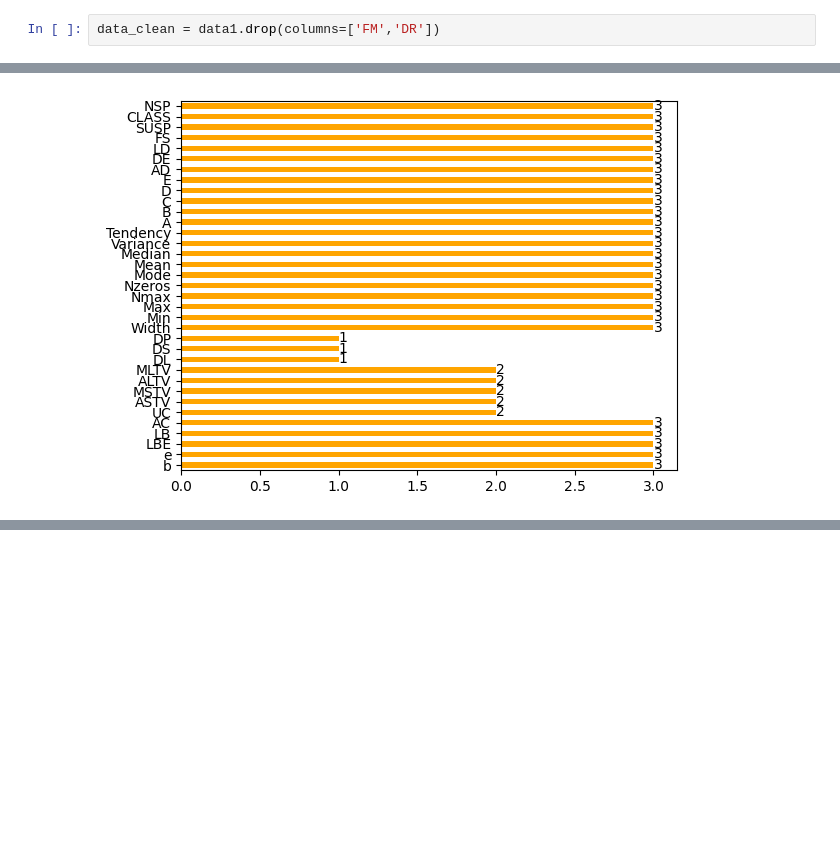
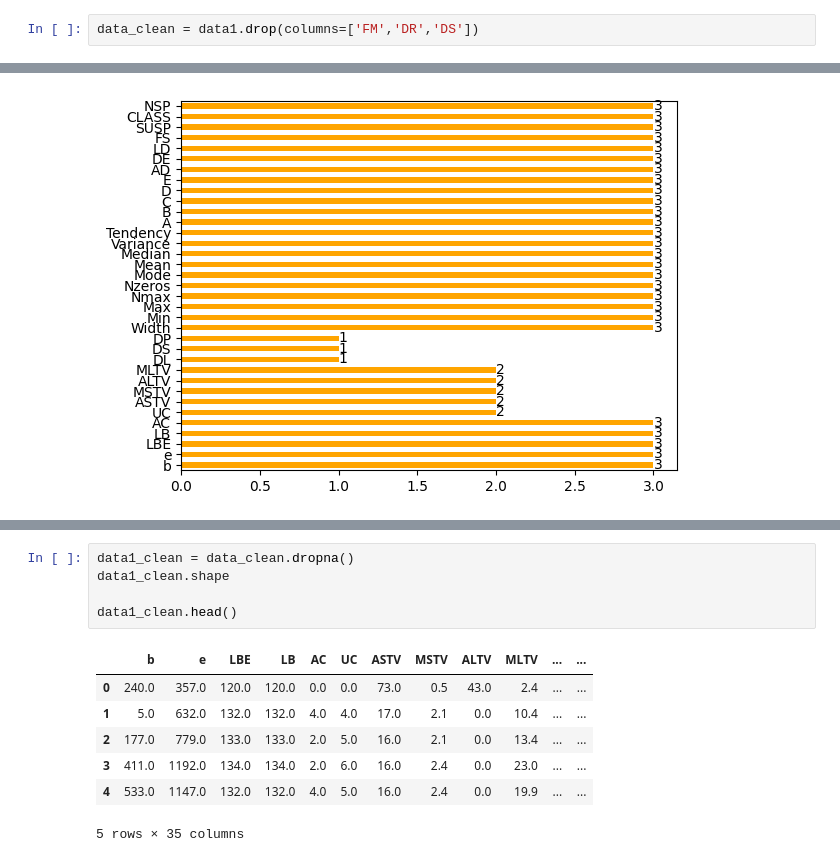
Before and after one commit to gomontalvo/UNIR-AA-Actividad3, a Jupyter notebook: UNIR_AA_Act3_1032g.ipynb, the cells around one changed output, grey strips where cells are left out. Saved outputs shown, nothing was run; the diff lists cells and outputs as text; blank space fills up the shorter version.

```diff
--- a/UNIR_AA_Act3_1032g.ipynb
+++ b/UNIR_AA_Act3_1032g.ipynb
@@ -237,5 +237,5 @@ Se verifica que
 # %%
-data_clean = data1.drop(columns=['FM','DR'])
+data_clean = data1.drop(columns=['FM','DR','DS'])
 # %% [markdown]
 #### ANALISIS DE VALORES NULOS
 # %%
@@ -281,0 +279,13 @@ Despues de analizar estos graficos podemos indicar>
+# %%
+data1_clean = data_clean.dropna()
+data1_clean.shape
+
+data1_clean.head()
+# %% [output]
+|  | b | e | LBE | LB | AC | UC | ASTV | MSTV | ALTV | MLTV | ... | ... |
+| 0 | 240.0 | 357.0 | 120.0 | 120.0 | 0.0 | 0.0 | 73.0 | 0.5 | 43.0 | 2.4 | ... | ... |
+| 1 | 5.0 | 632.0 | 132.0 | 132.0 | 4.0 | 4.0 | 17.0 | 2.1 | 0.0 | 10.4 | ... | ... |
+| 2 | 177.0 | 779.0 | 133.0 | 133.0 | 2.0 | 5.0 | 16.0 | 2.1 | 0.0 | 13.4 | ... | ... |
+| 3 | 411.0 | 1192.0 | 134.0 | 134.0 | 2.0 | 6.0 | 16.0 | 2.4 | 0.0 | 23.0 | ... | ... |
+| 4 | 533.0 | 1147.0 | 132.0 | 132.0 | 4.0 | 5.0 | 16.0 | 2.4 | 0.0 | 19.9 | ... | ... |
+5 rows × 35 columns
```
Also changed, not shown: parts of 8 cells of this notebook.
